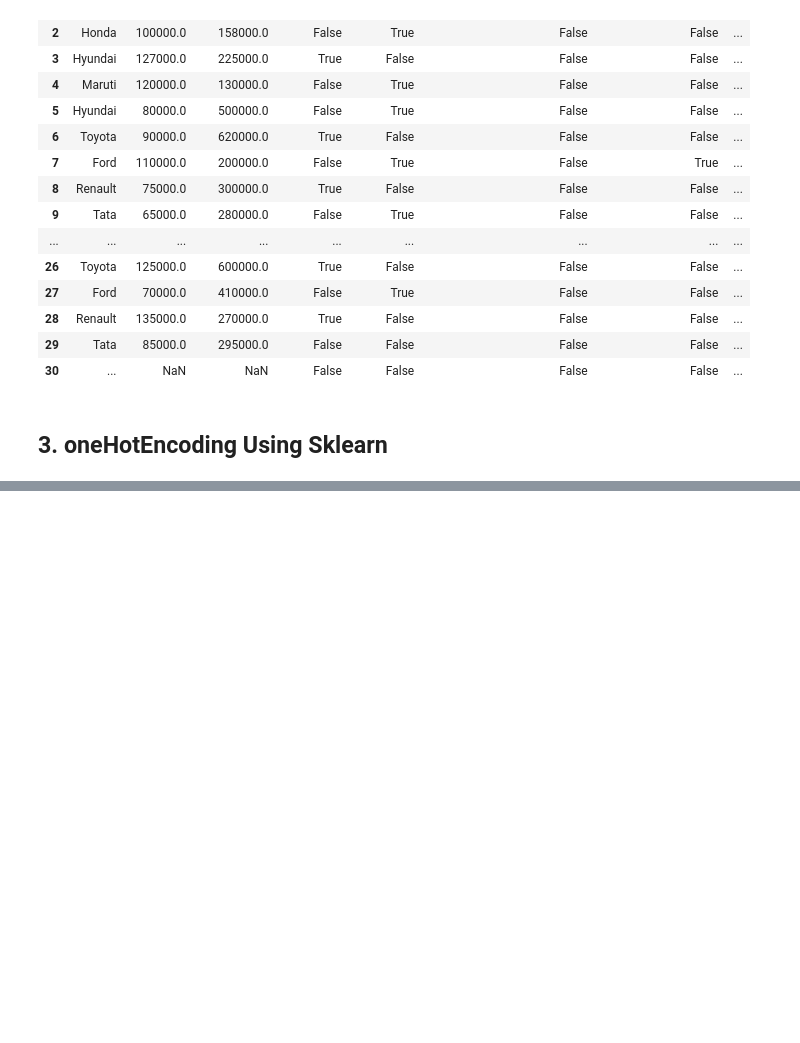
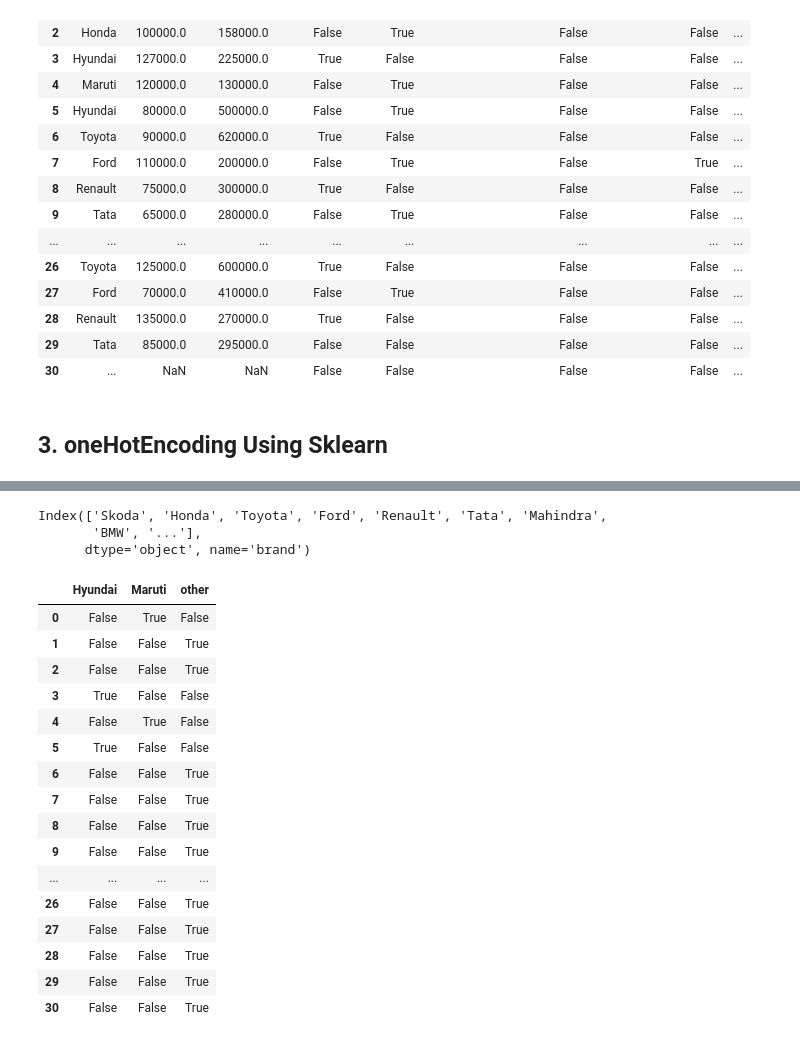
Before and after one commit to Tripathi-Ashu/DeepLearning, a Jupyter notebook: Day04/03One_Hot.ipynb, the cells around one changed output, grey strips where cells are left out. Drawn from its saved outputs; the diff is of its cells as text; code cells hidden in the pictures; blank space fills up the shorter version.

```diff
--- a/Day04/03One_Hot.ipynb
+++ b/Day04/03One_Hot.ipynb
@@ -100,0 +118,3 @@ ohe.fit_transform(x_train[[]])
+# %%
+count  = df['brand'].value_counts()
+count
@@ -100,0 +135,31 @@ ohe.fit_transform(x_train[[]])
+# %%
+df['brand'].nunique()
+threshold = 3
+
+repl = count[count <= threshold].index
+# %%
+repl
+# %% [output]
+Index(['Skoda', 'Honda', 'Toyota', 'Ford', 'Renault', 'Tata', 'Mahindra',
+       'BMW', '...'],
+      dtype='object', name='brand')
+# %%
+pd.get_dummies(df['brand'].replace(repl , 'other'))
+# %% [output]
+|  | Hyundai | Maruti | other |
+| 0 | False | True | False |
+| 1 | False | False | True |
+| 2 | False | False | True |
+| 3 | True | False | False |
+| 4 | False | True | False |
+| 5 | True | False | False |
+| 6 | False | False | True |
+| 7 | False | False | True |
+| 8 | False | False | True |
+| 9 | False | False | True |
+| ... | ... | ... | ... |
+| 26 | False | False | True |
+| 27 | False | False | True |
+| 28 | False | False | True |
+| 29 | False | False | True |
+| 30 | False | False | True |
```
Also changed, not shown: parts of 8 cells of this notebook.
